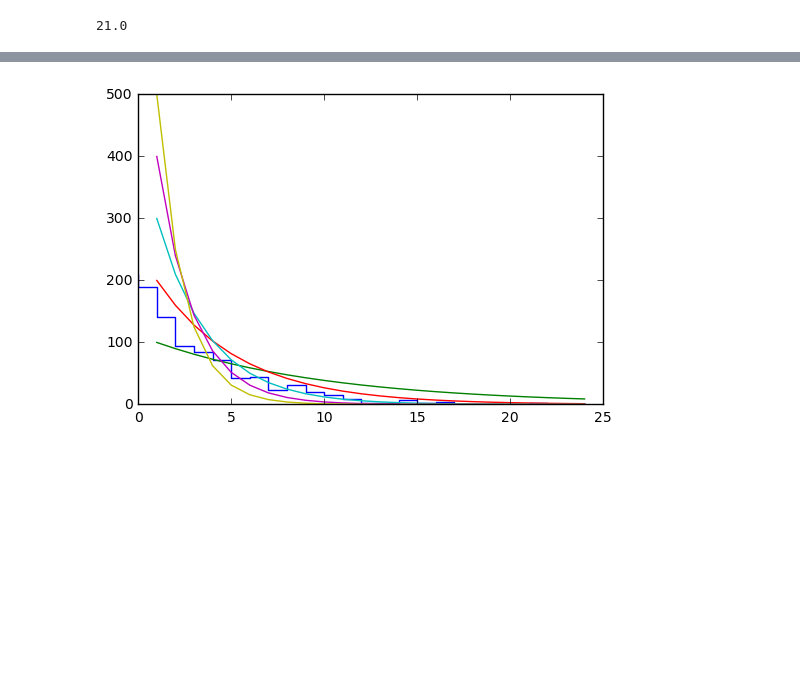
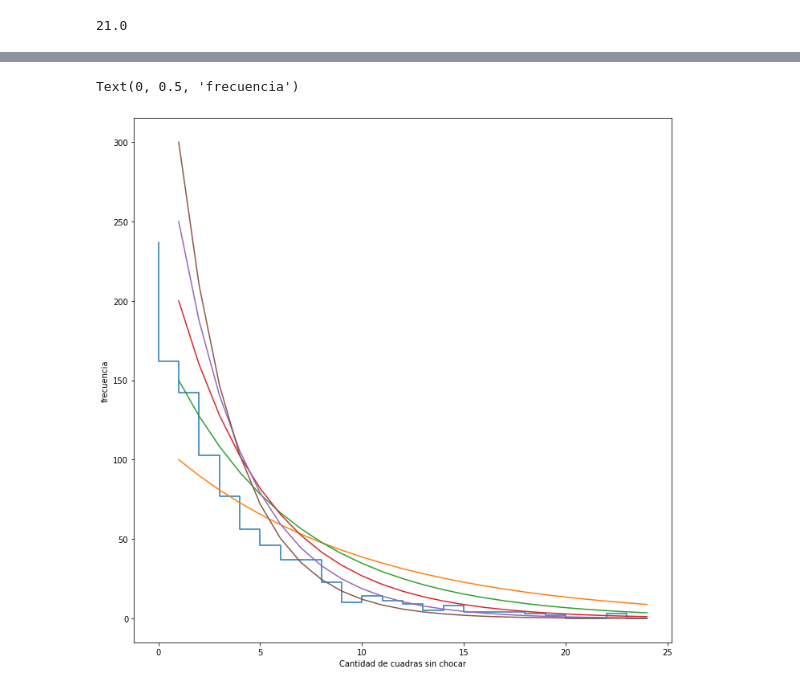
Before and after one commit to mlares/astrometria, a Jupyter notebook: C01_experiments.ipynb, the cells around one changed output, grey strips where cells are left out. Cells and saved outputs as stored; diff of their text form; code cells hidden in the pictures; blank space fills up the shorter version.

```diff
--- a/C01_experiments.ipynb
+++ b/C01_experiments.ipynb
@@ -47,9 +47,10 @@ contar la fraccion de veces que sale, por ejemplo, el 3:
 # %%
 z = []
 k = 3
+N = 10000
 cont = 0
 
-for i in range(10000):
+for i in range(N):
     y = np.random.choice(dado, 1)
     if y[0] == k: cont+=1
     z.append(float(cont)/float(i+1))
@@ -80,3 +80,6 @@ Ns = 5
+# %%
+x = [12,65,37,48,4,76,91,1,10,15,28,64]
+Ns = 5
 # %%
 import numpy as np
 y = np.random.choice(x, Ns)
@@ -171,16 +174,16 @@ plt.show()
 # %%
 x = range(Nmax)
 
-
-plt.step(x, c)
-
 p = 0.23
 
+fig, ax = plt.subplots(figsize=(12, 12))
+ax.step(x, c)
+for p in [0.1, 0.15, 0.2, 0.25, 0.3]:
+    y = 1000*std.geom.pmf(x, p)
+    ax.plot(x[1:], y[1:])
 
-for p in [0.1, 0.2, 0.3, 0.4, 0.5]:
-    y = 1000*std.geom.pmf(x, p)
-    plt.plot(x[1:], y[1:])
-
-plt.show()
+ax.set_xlabel('Cantidad de cuadras sin chocar')
+ax.set_ylabel('frecuencia')
 # %% [output]
+Text(0, 0.5, 'frecuencia')
-[figure, old version]
+[figure, new version]
```
Also changed, not shown: parts of 19 cells of this notebook, 5 other files.
